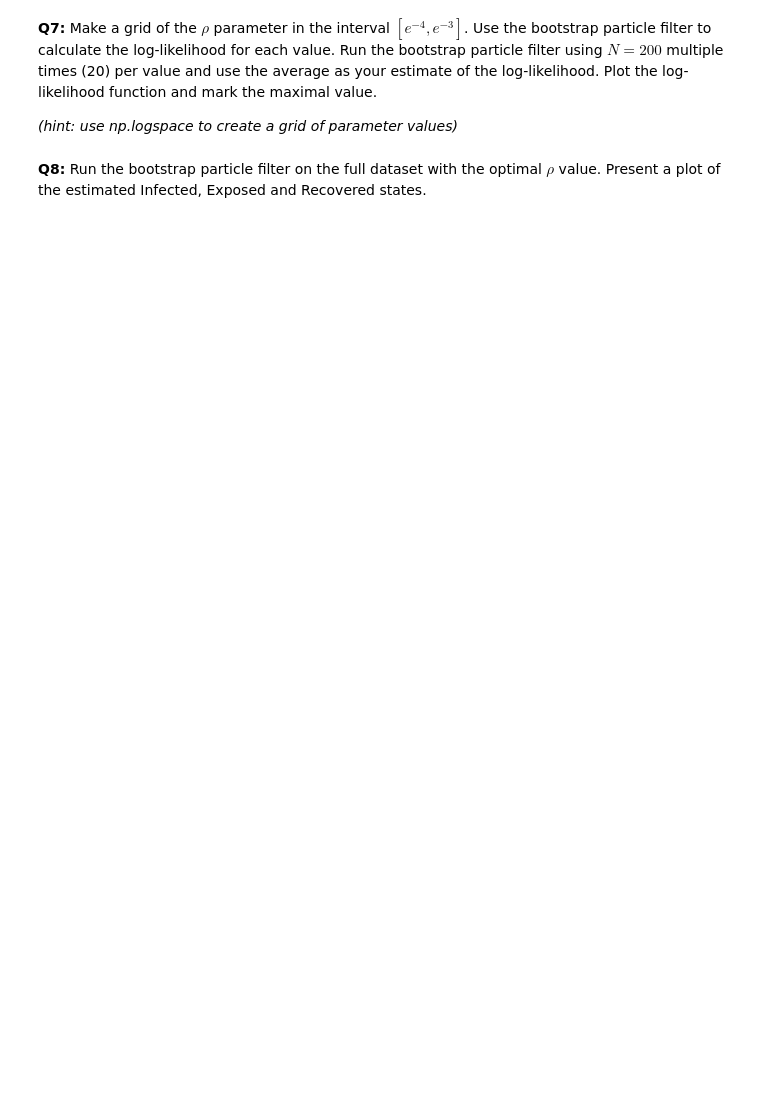
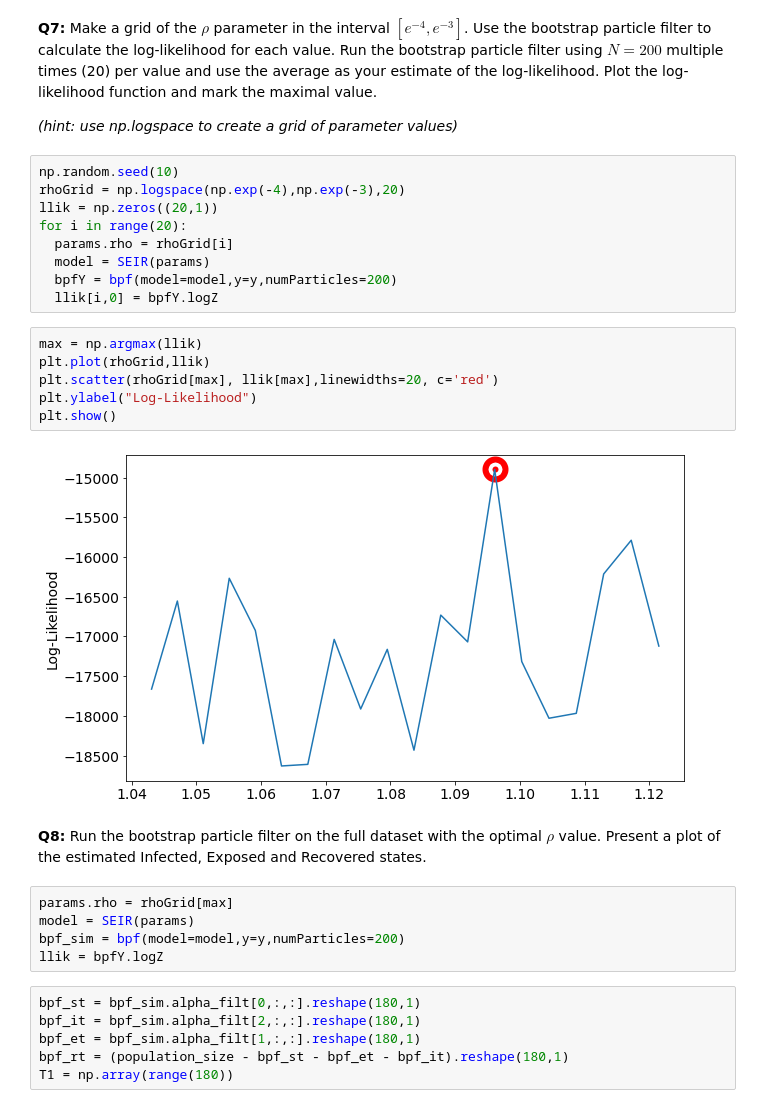
Before and after one commit to jrakhshanda/Time-Series-Sequence-Learning, a Jupyter notebook: tssl_lab3.ipynb, the cells around one changed output. Saved outputs shown, nothing was run; the diff lists cells and outputs as text; blank space fills up the shorter version.

```diff
--- a/tssl_lab3.ipynb
+++ b/tssl_lab3.ipynb
@@ -362,5 +363,33 @@ plt.boxplot(llik)
 **Q7:** Make a grid of the $\rho$ parameter in the interval $[e^{-4}, e^{-3}]$. Use the bootstrap particle filter to calculate the log-likelihood for each value. Run the bootstrap particle filter using $N=200$ multiple times (20) per value and use the average as your estimate of the log-likelihood. Plot the log-likelihood function and mark the maximal value.
 
 *(hint: use np.logspace to create a grid of parameter values)*
+# %%
+np.random.seed(10)
+rhoGrid = np.logspace(np.exp(-4),np.exp(-3),20)
+llik = np.zeros((20,1))
+for i in range(20):
+  params.rho = rhoGrid[i]
+  model = SEIR(params)
+  bpfY = bpf(model=model,y=y,numParticles=200)
+  llik[i,0] = bpfY.logZ
+# %%
+max = np.argmax(llik)
+plt.plot(rhoGrid,llik)
+plt.scatter(rhoGrid[max], llik[max],linewidths=20, c='red')
+plt.ylabel("Log-Likelihood")
+plt.show()
+# %% [output]
+[figure, added]
 # %% [markdown]
 **Q8:** Run the bootstrap particle filter on the full dataset with the optimal $\rho$ value. Present a plot of the estimated Infected, Exposed and Recovered states.
+# %%
+params.rho = rhoGrid[max]
+model = SEIR(params)
+bpf_sim = bpf(model=model,y=y,numParticles=200)
+llik = bpfY.logZ
+# %%
+bpf_st = bpf_sim.alpha_filt[0,:,:].reshape(180,1)
+bpf_it = bpf_sim.alpha_filt[2,:,:].reshape(180,1)
+bpf_et = bpf_sim.alpha_filt[1,:,:].reshape(180,1)
+bpf_rt = (population_size - bpf_st - bpf_et - bpf_it).reshape(180,1)
+T1 = np.array(range(180))
```
Also changed, not shown: parts of 7 cells of this notebook.
